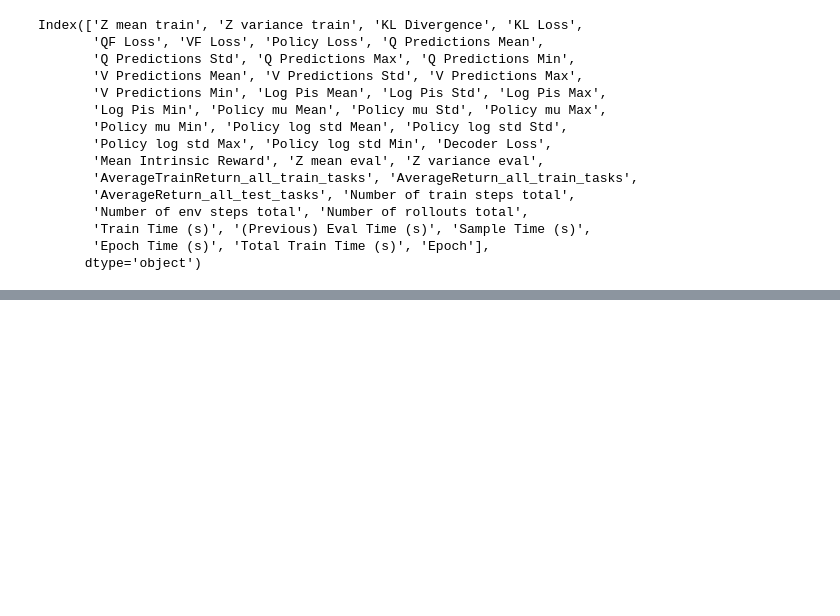
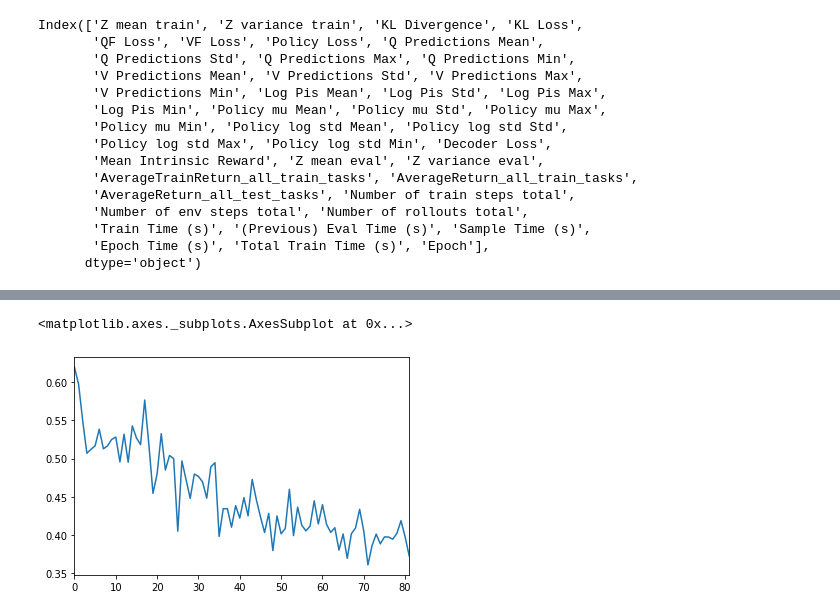
Before and after one commit to bryanlincoln/oyster, a Jupyter notebook: visualize.ipynb, the cells around one changed output, grey strips where cells are left out. Drawn from its saved outputs; the diff is of its cells as text; code cells hidden in the pictures; blank space fills up the shorter version.

```diff
--- a/visualize.ipynb
+++ b/visualize.ipynb
@@ -42,3 +78,8 @@ results['Decoder Loss'].plot.line()
+# %%
+results['Mean Intrinsic Reward'].plot.line()
+# %% [output]
+<matplotlib.axes._subplots.AxesSubplot at 0x...>
+[figure, added]
 # %%
 results['Policy Loss'].plot.line()
 # %% [output]
```
Also changed, not shown: parts of 13 cells of this notebook, 4 other files.
